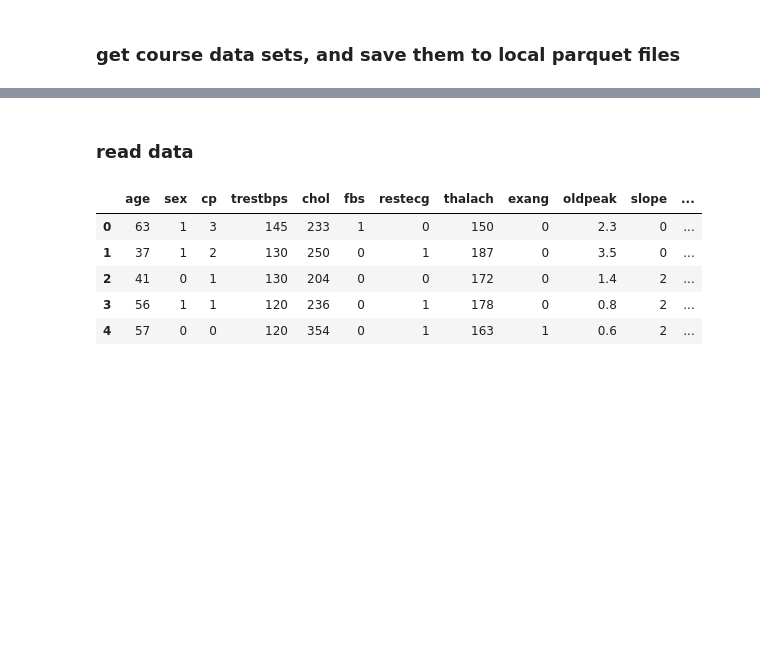
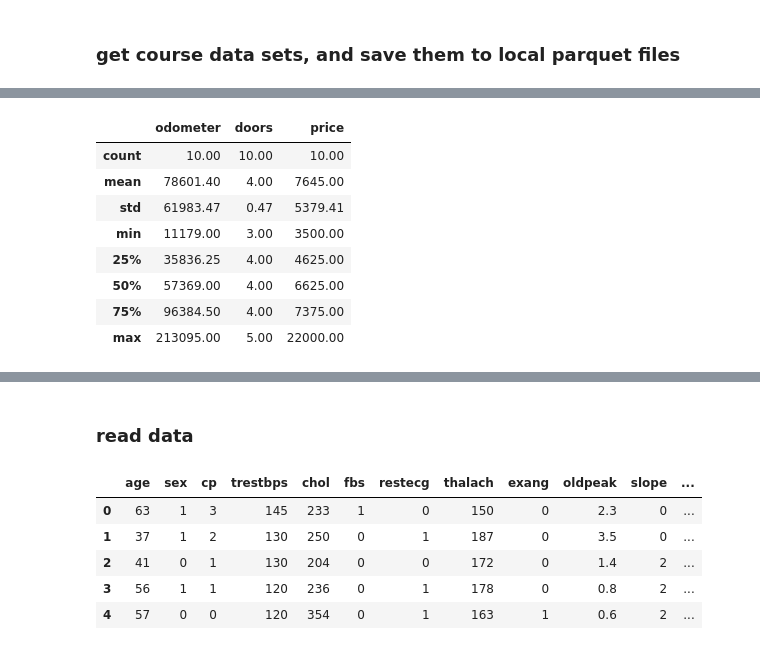
Before and after one commit to aaweaver-actuary/andy-web, a Jupyter notebook: src/models/ztm-1.ipynb, the cells around one changed output, grey strips where cells are left out. Drawn from its saved outputs; the diff is of its cells as text; code cells hidden in the pictures; blank space fills up the shorter version.

```diff
--- a/src/models/ztm-1.ipynb
+++ b/src/models/ztm-1.ipynb
@@ -44,0 +50,19 @@ Saving to ./data/exported-patient-data.parquet
+# %%
+# describe data
+car_sales.columns = 'make color odometer doors price'.split()
+
+for c in 'make color'.split():
+    car_sales[c] = car_sales[c].astype('category')
+
+car_sales['price'] = car_sales['price'].str.replace('$', '').str.replace(',','').str.replace('.00', '').astype(int)
+car_sales.describe().round(2)
+# %% [output]
+|  | odometer | doors | price |
+| count | 10.00 | 10.00 | 10.00 |
+| mean | 78601.40 | 4.00 | 7645.00 |
+| std | 61983.47 | 0.47 | 5379.41 |
+| min | 11179.00 | 3.00 | 3500.00 |
+| 25% | 35836.25 | 4.00 | 4625.00 |
+| 50% | 57369.00 | 4.00 | 6625.00 |
+| 75% | 96384.50 | 4.00 | 7375.00 |
+| max | 213095.00 | 5.00 | 22000.00 |
```
Also changed, not shown: parts of 11 cells of this notebook.
